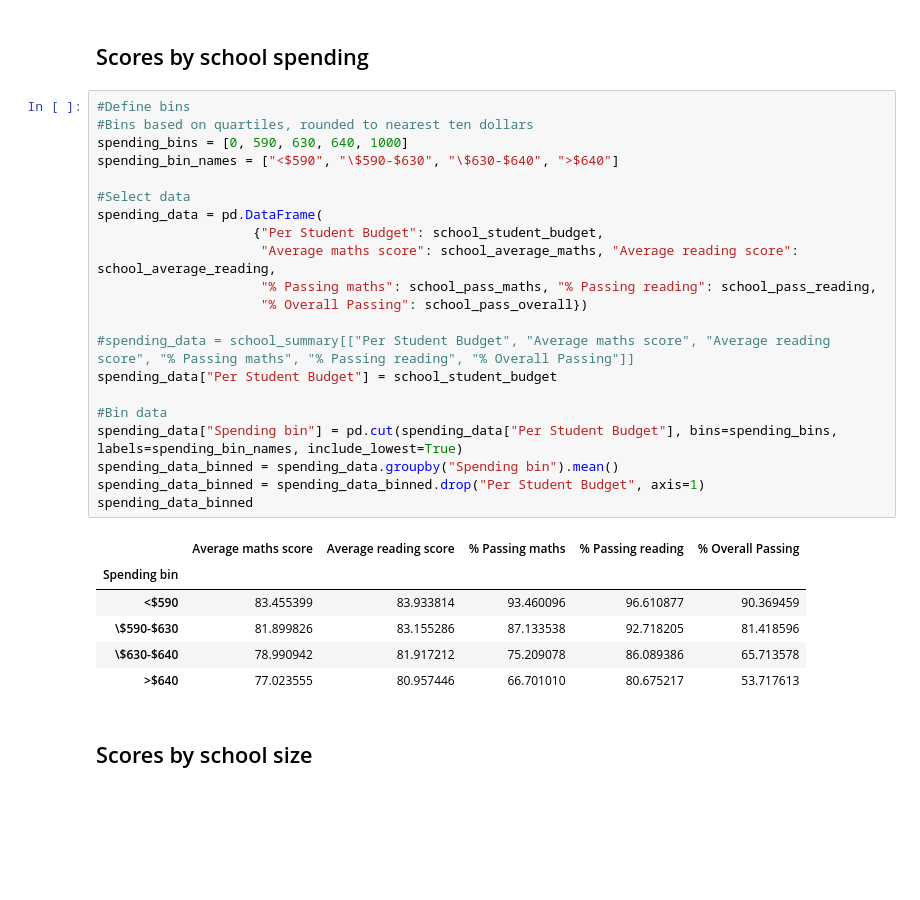
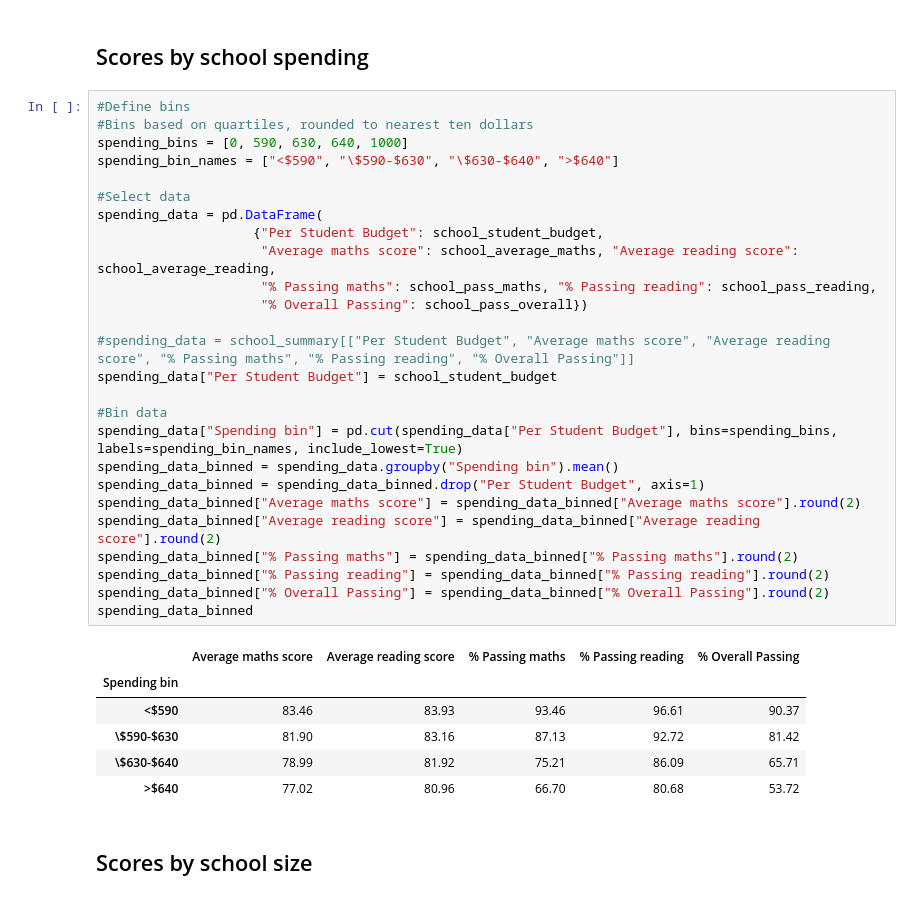
Before and after one commit to TomHOldershaw/Pandas-Challenge, a Jupyter notebook: PyCitySchools/PyCitySchools.ipynb, the cells around one changed output. Cells and saved outputs as stored; diff of their text form; blank space fills up the shorter version.

```diff
--- a/PyCitySchools/PyCitySchools.ipynb
+++ b/PyCitySchools/PyCitySchools.ipynb
@@ -309,31 +309,36 @@ Scores by school spending
 # %%
 #Define bins
 #Bins based on quartiles, rounded to nearest ten dollars
 spending_bins = [0, 590, 630, 640, 1000]
 spending_bin_names = ["<$590", "\$590-$630", "\$630-$640", ">$640"]
 
 #Select data
 spending_data = pd.DataFrame(
                     {"Per Student Budget": school_student_budget,
                      "Average maths score": school_average_maths, "Average reading score": school_average_reading,
                      "% Passing maths": school_pass_maths, "% Passing reading": school_pass_reading,
                      "% Overall Passing": school_pass_overall})
 
 #spending_data = school_summary[["Per Student Budget", "Average maths score", "Average reading score", "% Passing maths", "% Passing reading", "% Overall Passing"]]
 spending_data["Per Student Budget"] = school_student_budget
 
 #Bin data
 spending_data["Spending bin"] = pd.cut(spending_data["Per Student Budget"], bins=spending_bins, labels=spending_bin_names, include_lowest=True)
 spending_data_binned = spending_data.groupby("Spending bin").mean()
 spending_data_binned = spending_data_binned.drop("Per Student Budget", axis=1)
+spending_data_binned["Average maths score"] = spending_data_binned["Average maths score"].round(2)
+spending_data_binned["Average reading score"] = spending_data_binned["Average reading score"].round(2)
+spending_data_binned["% Passing maths"] = spending_data_binned["% Passing maths"].round(2)
+spending_data_binned["% Passing reading"] = spending_data_binned["% Passing reading"].round(2)
+spending_data_binned["% Overall Passing"] = spending_data_binned["% Overall Passing"].round(2)
 spending_data_binned
 # %% [output]
 |  | Average maths score | Average reading score | % Passing maths | % Passing reading | % Overall Passing |
 | Spending bin |  |  |  |  |  |
-| <$590 | 83.455399 | 83.933814 | 93.460096 | 96.610877 | 90.369459 |
-| \$590-$630 | 81.899826 | 83.155286 | 87.133538 | 92.718205 | 81.418596 |
-| \$630-$640 | 78.990942 | 81.917212 | 75.209078 | 86.089386 | 65.713578 |
-| >$640 | 77.023555 | 80.957446 | 66.701010 | 80.675217 | 53.717613 |
+| <$590 | 83.46 | 83.93 | 93.46 | 96.61 | 90.37 |
+| \$590-$630 | 81.90 | 83.16 | 87.13 | 92.72 | 81.42 |
+| \$630-$640 | 78.99 | 81.92 | 75.21 | 86.09 | 65.71 |
+| >$640 | 77.02 | 80.96 | 66.70 | 80.68 | 53.72 |
 # %% [markdown]
 Scores by school size
 ---------------------
```
